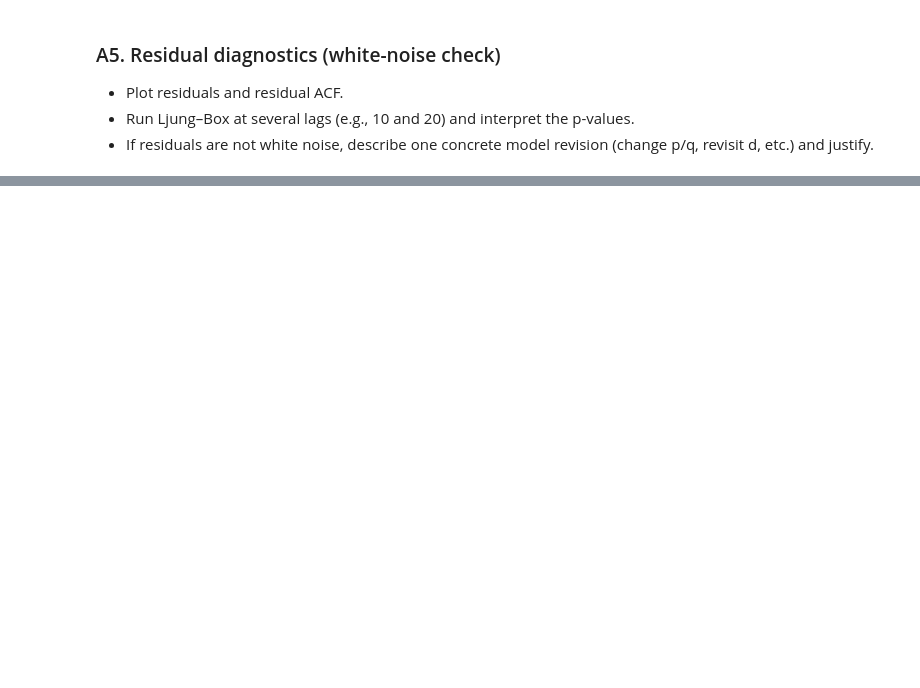
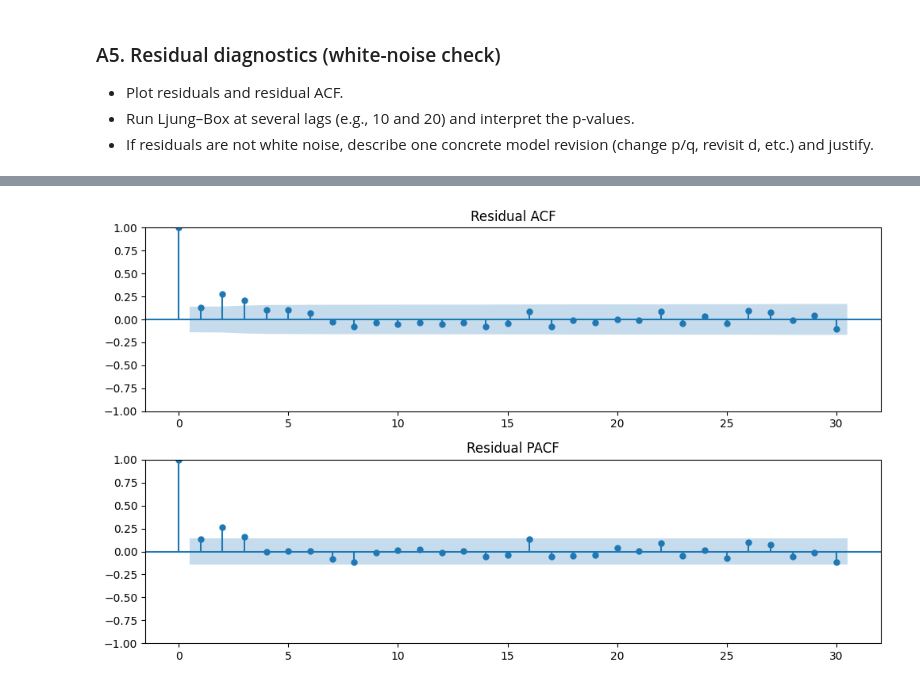
Before and after one commit to FVardi/PhD-Courses, a Jupyter notebook: Deep learning for time-series/Assignments/assignment_1.ipynb, the cells around one changed output, grey strips where cells are left out. Drawn from its saved outputs; the diff is of its cells as text; code cells hidden in the pictures; blank space fills up the shorter version.

```diff
--- a/Deep learning for time-series/Assignments/assignment_1.ipynb
+++ b/Deep learning for time-series/Assignments/assignment_1.ipynb
@@ -209,0 +405,15 @@ and justify.
+# %%
+resid = ols_model.resid
+
+fig, ax = plt.subplots(2, 1, figsize=(10,6))
+
+plot_acf(resid, lags=30, ax=ax[0])
+ax[0].set_title("Residual ACF")
+
+plot_pacf(resid, lags=30, ax=ax[1])
+ax[1].set_title("Residual PACF")
+
+plt.tight_layout()
+plt.show()
+# %% [output]
+[figure, added]
```
Also changed, not shown: parts of 23 cells of this notebook, 1 other file.
